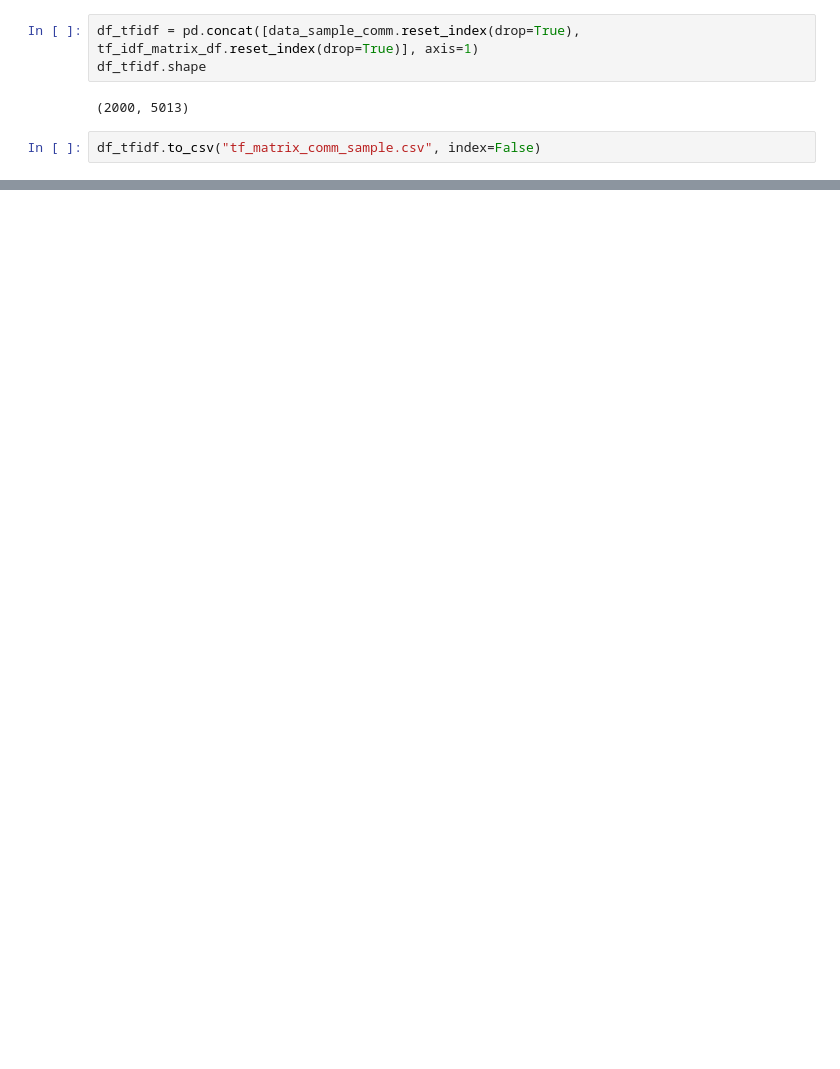
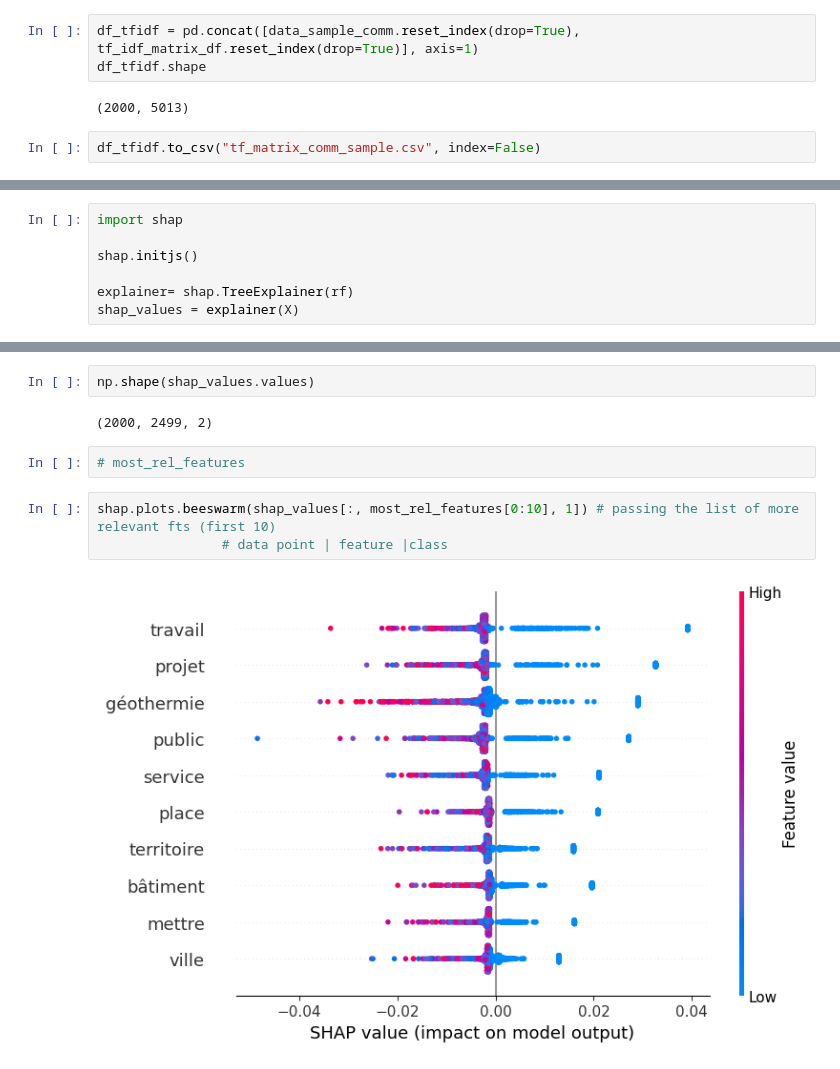
Before and after one commit to alberto-lorente/Council-Minutes, a Jupyter notebook: Alberto Research/1. LLM Embedding Clustering.ipynb, the cells around one changed output, grey strips where cells are left out. Drawn from its saved outputs; the diff is of its cells as text; blank space fills up the shorter version.

Commit message:
model shap expl for the clusters

```diff
--- a/Alberto Research/1. LLM Embedding Clustering.ipynb
+++ b/Alberto Research/1. LLM Embedding Clustering.ipynb
@@ -216,0 +373,7 @@ df_tfidf.to_csv("tf_matrix_comm_sample.csv", index=False)
+# %%
+import shap
+
+shap.initjs()
+
+explainer= shap.TreeExplainer(rf)
+shap_values = explainer(X)
@@ -216,0 +382,11 @@ df_tfidf.to_csv("tf_matrix_comm_sample.csv", index=False)
+# %%
+np.shape(shap_values.values)
+# %% [output]
+(2000, 2499, 2)
+# %%
+# most_rel_features
+# %%
+shap.plots.beeswarm(shap_values[:, most_rel_features[0:10], 1]) # passing the list of more relevant fts (first 10)
+                # data point | feature |class
+# %% [output]
+[figure, added]
```
Also changed, not shown: parts of 33 cells of this notebook, 1 other file.
